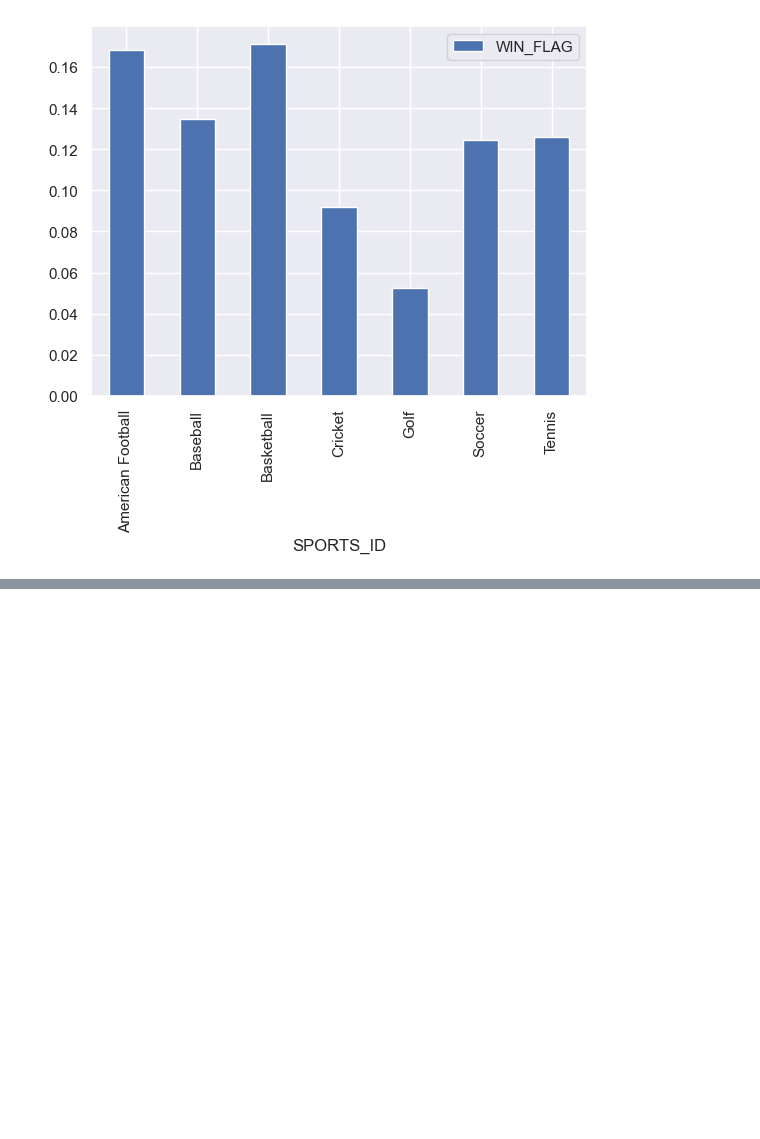
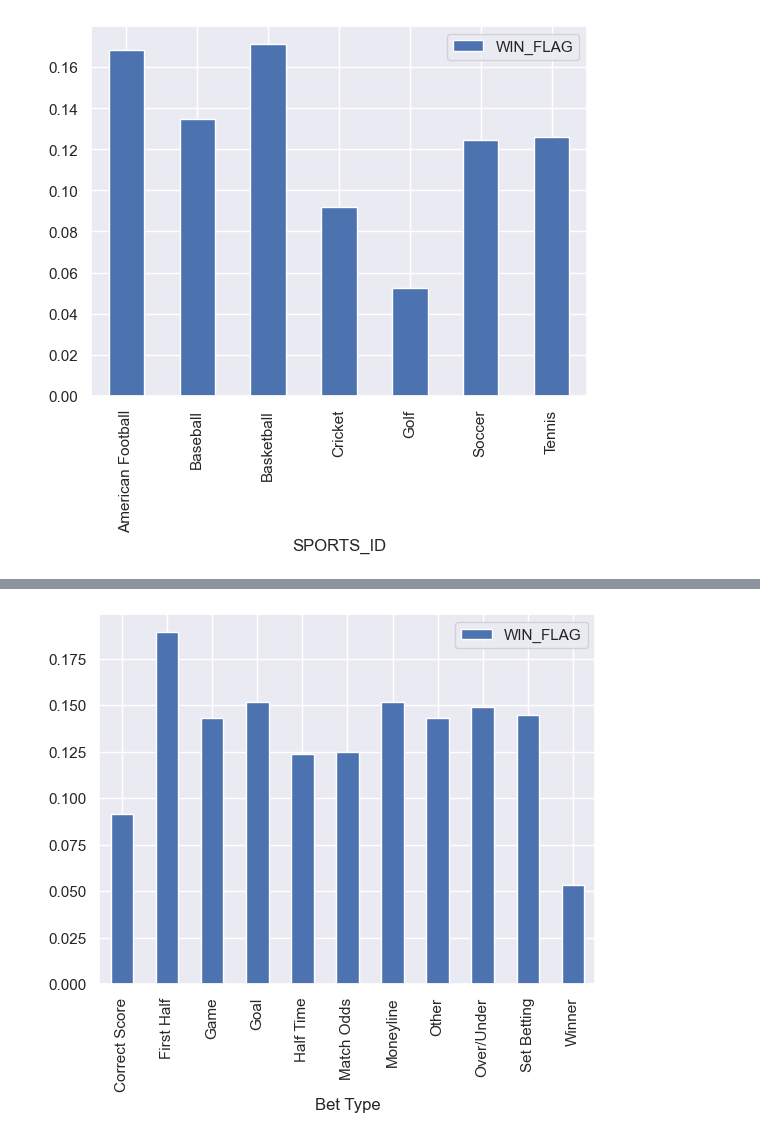
Before and after one commit to ns96/python-betfair, a Jupyter notebook: BetFairEDA_NS.ipynb, the cells around one changed output, grey strips where cells are left out. Cells and saved outputs as stored; diff of their text form; code cells hidden in the pictures; blank space fills up the shorter version.

```diff
--- a/BetFairEDA_NS.ipynb
+++ b/BetFairEDA_NS.ipynb
@@ -380,7 +332,7 @@ betfair_df.boxplot("VOLUME_MATCHED", by="EVENT", figsize=(20, 10));
 # %%
 underdogs_df = betfair_df.loc[betfair_df["ODDS"] >= 3.3, ]
-underdogs_df = underdogs_df.groupby("SPORTS_ID")
-usport_df = underdogs_df[["WIN_FLAG"]].mean()
+underdogs_sports = underdogs_df.groupby("SPORTS_ID")
+usport_df = underdogs_sports[["WIN_FLAG"]].mean()
 usport_df.plot.bar();
 # %% [output]
 [figure]
@@ -392,6 +342,5 @@ usport_df.plot.bar();
 # %%
 # ANOVA analysis
-underdogs_df = betfair_df.loc[betfair_df["ODDS"] >= 3.3, ]
 df_group = []
 
 for sport in sports:
@@ -433,0 +399,6 @@ Results for Favorites WIN FLAG F_onewayResult(statistic=0.1616665773362363, pval
+# %%
+underdogs_events = underdogs_df.groupby("EVENT")
+uevents_df = underdogs_events[["WIN_FLAG"]].mean()
+uevents_df.plot.bar(xlabel="Bet Type");
+# %% [output]
+[figure, added]
```
Also changed, not shown: parts of 21 cells of this notebook, 1 other file.
